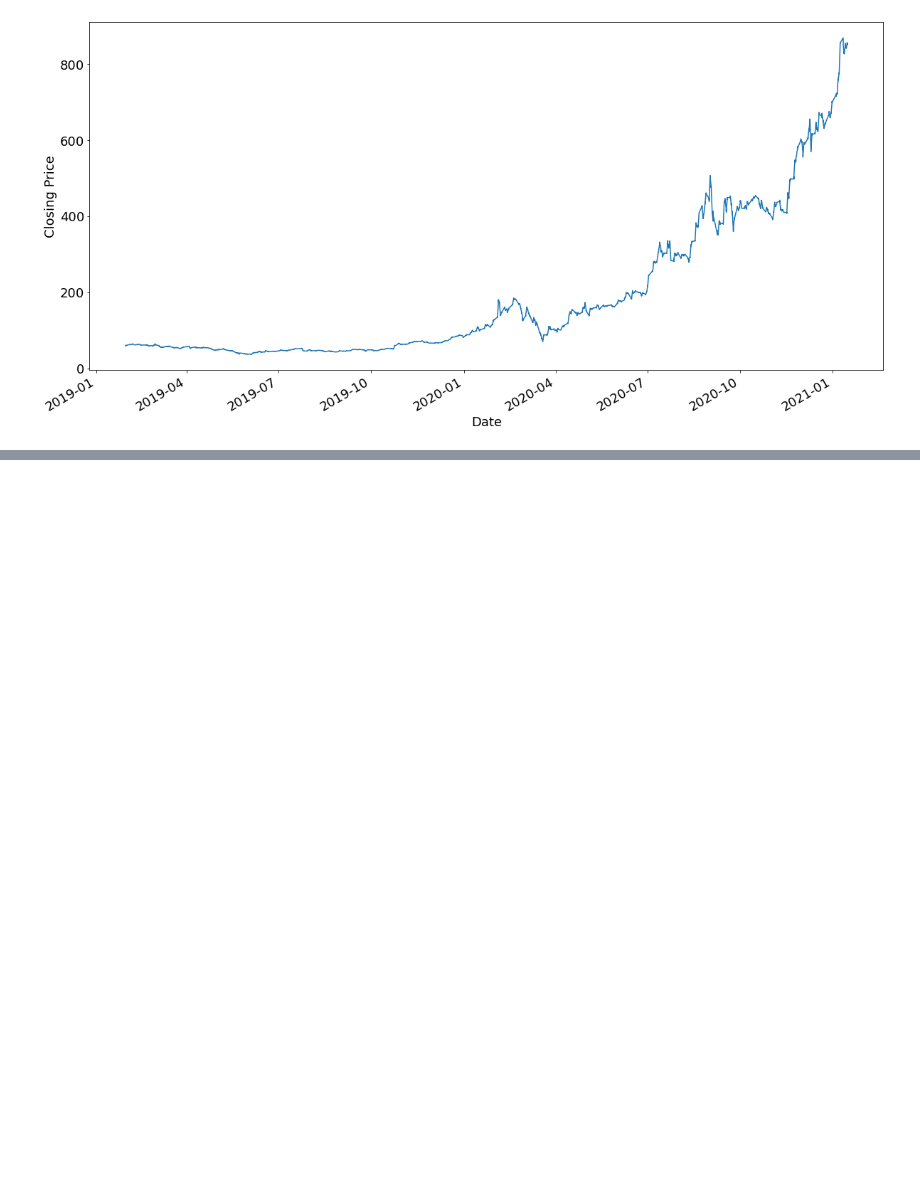
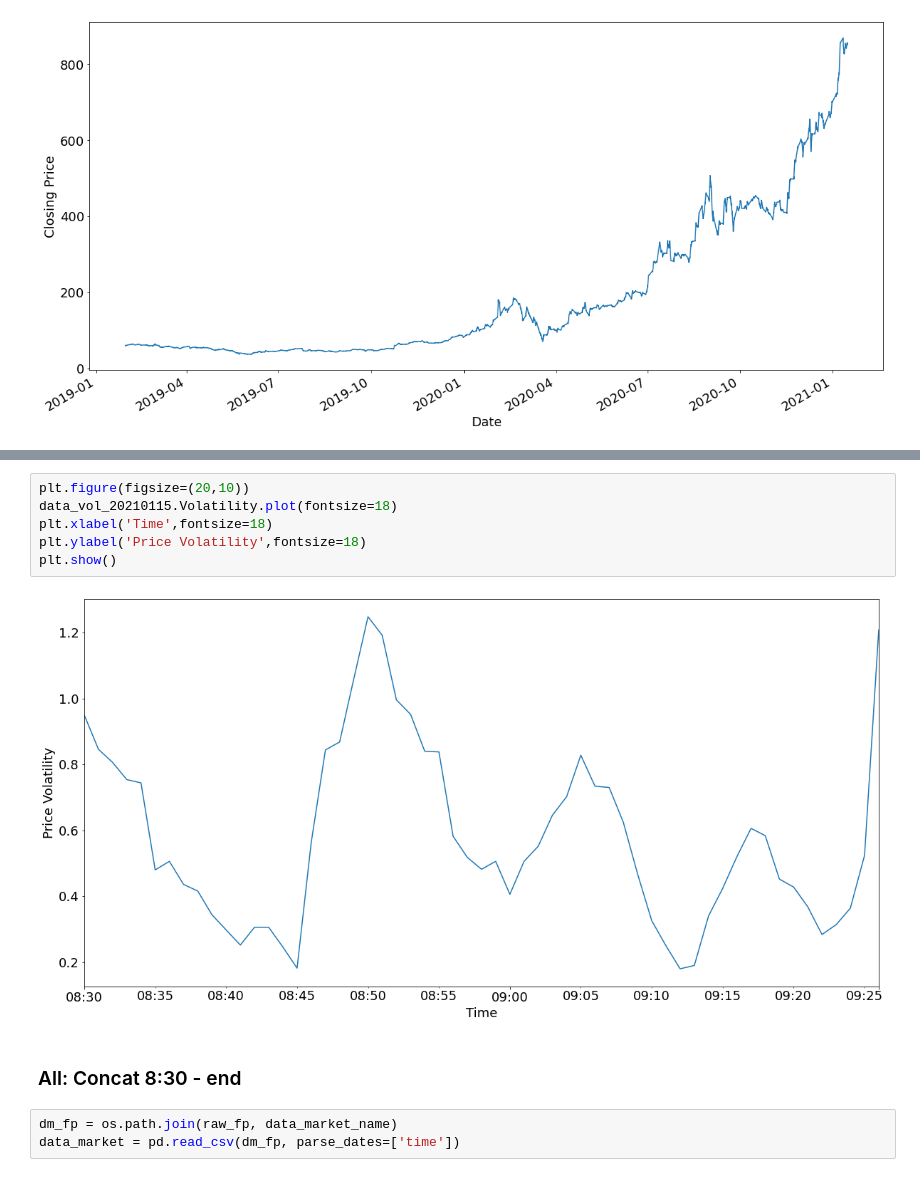
Before and after one commit to leeso1718/StockMarket_explainableAI, a Jupyter notebook: notebooks/data_nb/data_eda.ipynb, the cells around one changed output, grey strips where cells are left out. Cells and saved outputs as stored; diff of their text form; blank space fills up the shorter version.

```diff
--- a/notebooks/data_nb/data_eda.ipynb
+++ b/notebooks/data_nb/data_eda.ipynb
@@ -39,0 +78,13 @@ plt.show()
+# %%
+plt.figure(figsize=(20,10))
+data_vol_20210115.Volatility.plot(fontsize=18)
+plt.xlabel('Time',fontsize=18)
+plt.ylabel('Price Volatility',fontsize=18)
+plt.show()
+# %% [output]
+[figure, added]
+# %% [markdown]
+### All: Concat 8:30 - end
+# %%
+dm_fp = os.path.join(raw_fp, data_market_name)
+data_market = pd.read_csv(dm_fp, parse_dates=['time'])
```
Also changed, not shown: parts of 30 cells of this notebook, 12 other files.
